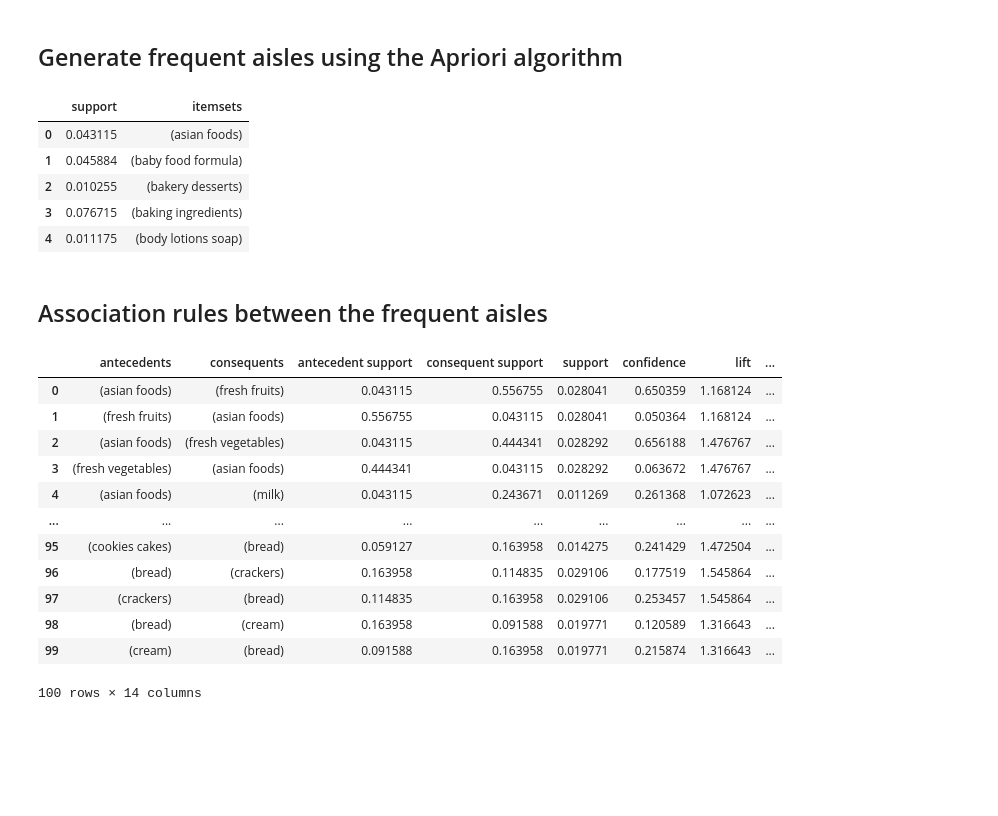
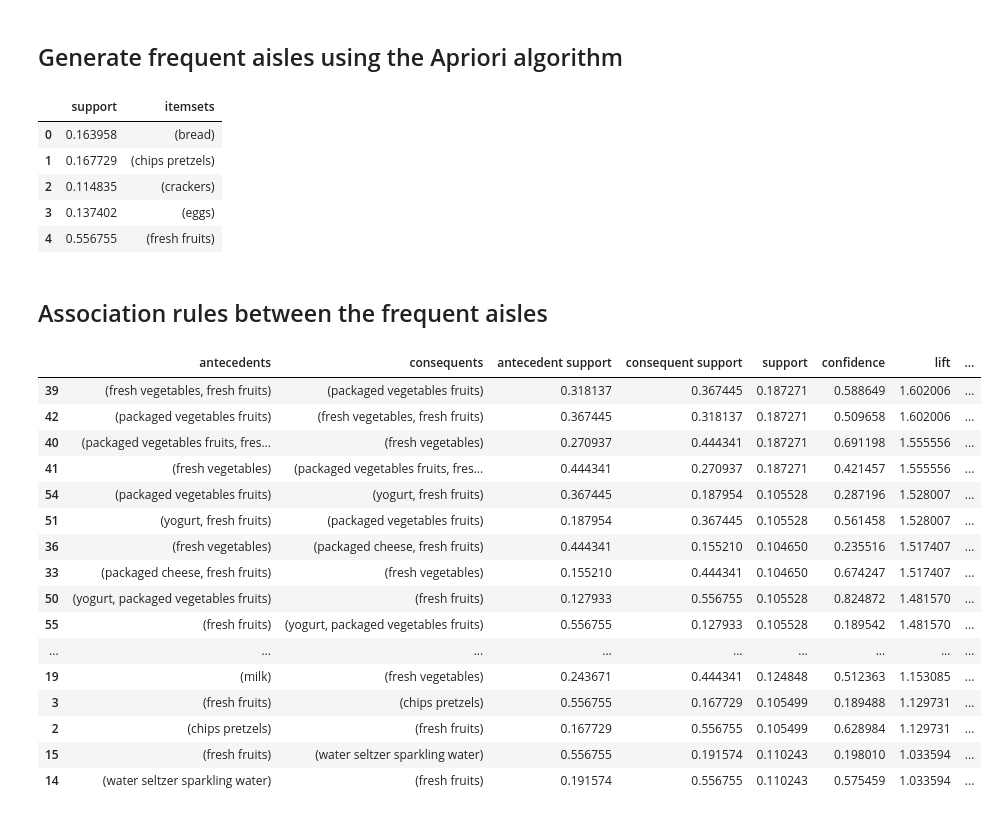
Before and after one commit to carotopia/Market-Basket-Analysis, a Jupyter notebook: Apriori/Aisles.ipynb, the cells around one changed output. Cells and saved outputs as stored; diff of their text form; code cells hidden in the pictures; blank space fills up the shorter version.

Commit message:
fix: min_support=0.1

```diff
--- a/Apriori/Aisles.ipynb
+++ b/Apriori/Aisles.ipynb
@@ -91,32 +91,35 @@ transaction_df
 # %% [markdown]
 ## Generate frequent aisles using the Apriori algorithm
 # %%
-frequent_aisles = apriori(transaction_df, min_support=0.01, use_colnames=True, low_memory=True)
+frequent_aisles = apriori(transaction_df, min_support=0.1, use_colnames=True, low_memory=True)
 frequent_aisles.head()
 # %% [output]
 |  | support | itemsets |
-| 0 | 0.043115 | (asian foods) |
-| 1 | 0.045884 | (baby food formula) |
-| 2 | 0.010255 | (bakery desserts) |
-| 3 | 0.076715 | (baking ingredients) |
-| 4 | 0.011175 | (body lotions soap) |
+| 0 | 0.163958 | (bread) |
+| 1 | 0.167729 | (chips pretzels) |
+| 2 | 0.114835 | (crackers) |
+| 3 | 0.137402 | (eggs) |
+| 4 | 0.556755 | (fresh fruits) |
 # %% [markdown]
 ## Association rules between the frequent aisles
 # %%
-rules = association_rules(frequent_items, metric="lift", min_threshold=1)
-rules.sort_values('lift', ascending=True)
-rules[:100]
+rules = association_rules(frequent_aisles, metric="lift", min_threshold=1)
+rules.sort_values('lift', ascending=False)
 # %% [output]
 |  | antecedents | consequents | antecedent support | consequent support | support | confidence | lift | ... |
-| 0 | (asian foods) | (fresh fruits) | 0.043115 | 0.556755 | 0.028041 | 0.650359 | 1.168124 | ... |
-| 1 | (fresh fruits) | (asian foods) | 0.556755 | 0.043115 | 0.028041 | 0.050364 | 1.168124 | ... |
-| 2 | (asian foods) | (fresh vegetables) | 0.043115 | 0.444341 | 0.028292 | 0.656188 | 1.476767 | ... |
-| 3 | (fresh vegetables) | (asian foods) | 0.444341 | 0.043115 | 0.028292 | 0.063672 | 1.476767 | ... |
-| 4 | (asian foods) | (milk) | 0.043115 | 0.243671 | 0.011269 | 0.261368 | 1.072623 | ... |
+| 39 | (fresh vegetables, fresh fruits) | (packaged vegetables fruits) | 0.318137 | 0.367445 | 0.187271 | 0.588649 | 1.602006 | ... |
+| 42 | (packaged vegetables fruits) | (fresh vegetables, fresh fruits) | 0.367445 | 0.318137 | 0.187271 | 0.509658 | 1.602006 | ... |
+| 40 | (packaged vegetables fruits, fres... | (fresh vegetables) | 0.270937 | 0.444341 | 0.187271 | 0.691198 | 1.555556 | ... |
+| 41 | (fresh vegetables) | (packaged vegetables fruits, fres... | 0.444341 | 0.270937 | 0.187271 | 0.421457 | 1.555556 | ... |
+| 54 | (packaged vegetables fruits) | (yogurt, fresh fruits) | 0.367445 | 0.187954 | 0.105528 | 0.287196 | 1.528007 | ... |
+| 51 | (yogurt, fresh fruits) | (packaged vegetables fruits) | 0.187954 | 0.367445 | 0.105528 | 0.561458 | 1.528007 | ... |
+| 36 | (fresh vegetables) | (packaged cheese, fresh fruits) | 0.444341 | 0.155210 | 0.104650 | 0.235516 | 1.517407 | ... |
+| 33 | (packaged cheese, fresh fruits) | (fresh vegetables) | 0.155210 | 0.444341 | 0.104650 | 0.674247 | 1.517407 | ... |
+| 50 | (yogurt, packaged vegetables fruits) | (fresh fruits) | 0.127933 | 0.556755 | 0.105528 | 0.824872 | 1.481570 | ... |
+| 55 | (fresh fruits) | (yogurt, packaged vegetables fruits) | 0.556755 | 0.127933 | 0.105528 | 0.189542 | 1.481570 | ... |
 | ... | ... | ... | ... | ... | ... | ... | ... | ... |
-| 95 | (cookies cakes) | (bread) | 0.059127 | 0.163958 | 0.014275 | 0.241429 | 1.472504 | ... |
-| 96 | (bread) | (crackers) | 0.163958 | 0.114835 | 0.029106 | 0.177519 | 1.545864 | ... |
-| 97 | (crackers) | (bread) | 0.114835 | 0.163958 | 0.029106 | 0.253457 | 1.545864 | ... |
-| 98 | (bread) | (cream) | 0.163958 | 0.091588 | 0.019771 | 0.120589 | 1.316643 | ... |
-| 99 | (cream) | (bread) | 0.091588 | 0.163958 | 0.019771 | 0.215874 | 1.316643 | ... |
+| 19 | (milk) | (fresh vegetables) | 0.243671 | 0.444341 | 0.124848 | 0.512363 | 1.153085 | ... |
+| 3 | (fresh fruits) | (chips pretzels) | 0.556755 | 0.167729 | 0.105499 | 0.189488 | 1.129731 | ... |
+| 2 | (chips pretzels) | (fresh fruits) | 0.167729 | 0.556755 | 0.105499 | 0.628984 | 1.129731 | ... |
+| 15 | (fresh fruits) | (water seltzer sparkling water) | 0.556755 | 0.191574 | 0.110243 | 0.198010 | 1.033594 | ... |
+| 14 | (water seltzer sparkling water) | (fresh fruits) | 0.191574 | 0.556755 | 0.110243 | 0.575459 | 1.033594 | ... |
-100 rows × 14 columns
```
